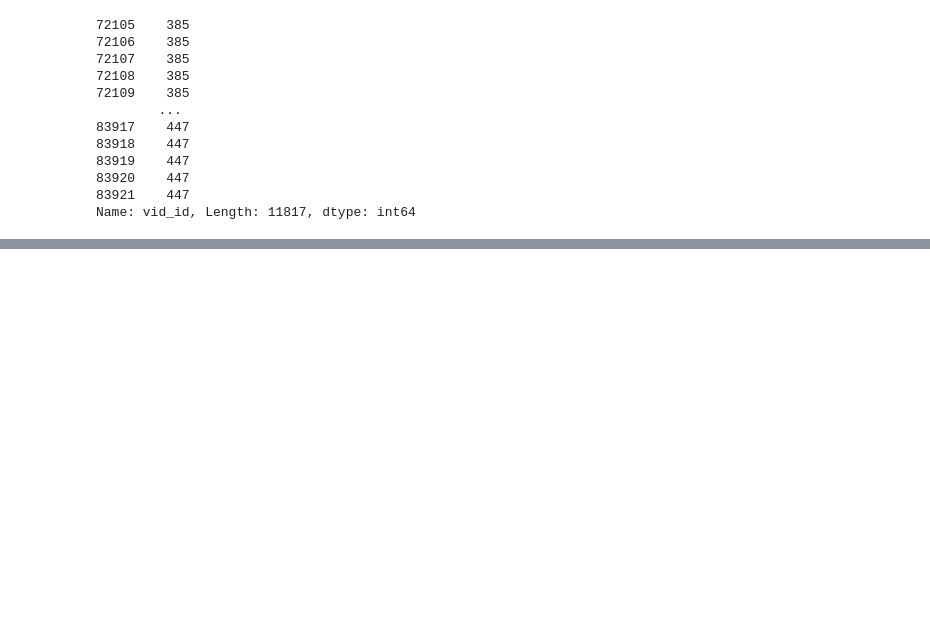
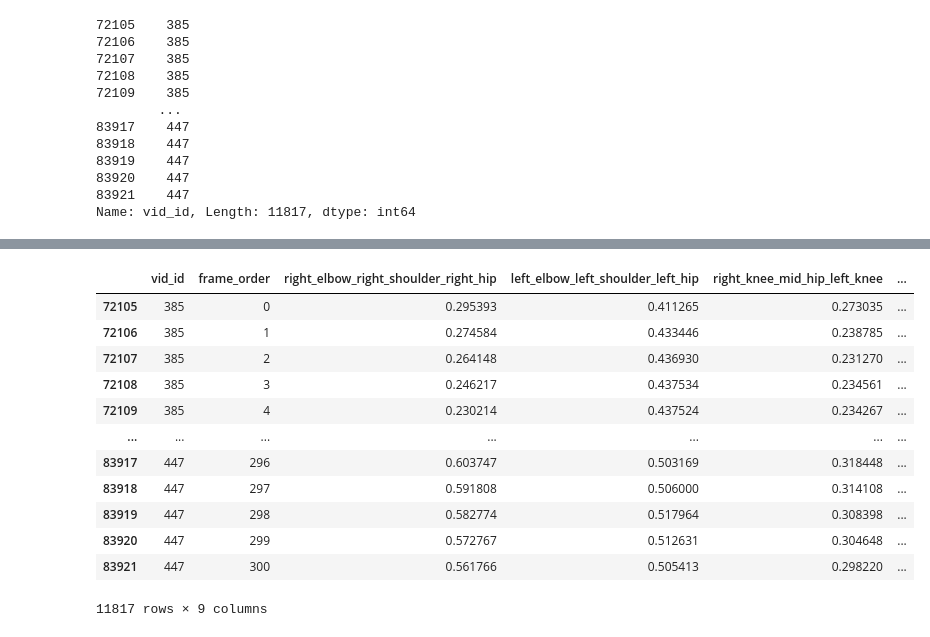
Before and after one commit to siddzzshetty/Rehabilitation-System, a Jupyter notebook: data.ipynb, the cells around one changed output, grey strips where cells are left out. Drawn from its saved outputs; the diff is of its cells as text; code cells hidden in the pictures; blank space fills up the shorter version.

```diff
--- a/data.ipynb
+++ b/data.ipynb
@@ -201,0 +258,17 @@ plt.show()
+# %%
+unbatched_data = pd.concat(preprocessed_batches.values())
+unbatched_data
+# %% [output]
+|  | vid_id | frame_order | right_elbow_right_shoulder_right_hip | left_elbow_left_shoulder_left_hip | right_knee_mid_hip_left_knee | ... |
+| 72105 | 385 | 0 | 0.295393 | 0.411265 | 0.273035 | ... |
+| 72106 | 385 | 1 | 0.274584 | 0.433446 | 0.238785 | ... |
+| 72107 | 385 | 2 | 0.264148 | 0.436930 | 0.231270 | ... |
+| 72108 | 385 | 3 | 0.246217 | 0.437534 | 0.234561 | ... |
+| 72109 | 385 | 4 | 0.230214 | 0.437524 | 0.234267 | ... |
+| ... | ... | ... | ... | ... | ... | ... |
+| 83917 | 447 | 296 | 0.603747 | 0.503169 | 0.318448 | ... |
+| 83918 | 447 | 297 | 0.591808 | 0.506000 | 0.314108 | ... |
+| 83919 | 447 | 298 | 0.582774 | 0.517964 | 0.308398 | ... |
+| 83920 | 447 | 299 | 0.572767 | 0.512631 | 0.304648 | ... |
+| 83921 | 447 | 300 | 0.561766 | 0.505413 | 0.298220 | ... |
+11817 rows × 9 columns
```
Also changed, not shown: parts of 28 cells of this notebook, 2 other files.
